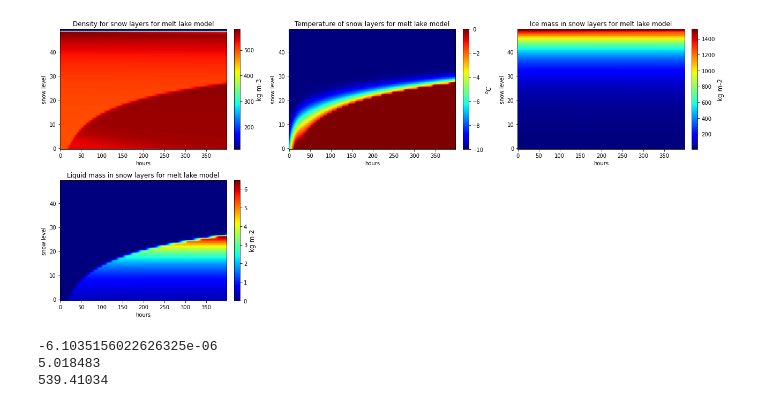
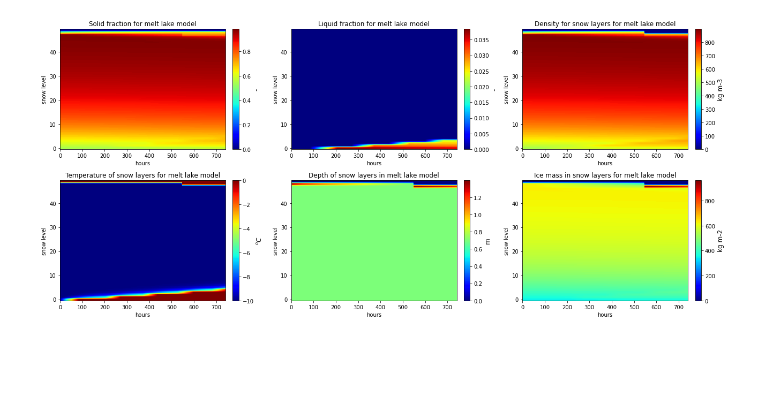
Before and after one commit to sarahshannon-uor/monarchs_jules, a Jupyter notebook: jules/plot_vars_racc.ipynb, the cells around one changed output. Saved outputs shown, nothing was run; the diff lists cells and outputs as text; code cells hidden in the pictures; blank space fills up the shorter version.

```diff
--- a/jules/plot_vars_racc.ipynb
+++ b/jules/plot_vars_racc.ipynb
@@ -22,8 +24,8 @@ start_time = pd.Timestamp('2013-01-01 00:00')
 # no spectral albedo l_spec_albedo=.false.
 # %%
 # plot all vars with dimensions (time, y, x)
-#gb_vars = [v for v in output.variables if output.variables[v].dimensions == ('time', 'y', 'x')]
-gb_vars = ['snowfall','pstar','qw1','lw_down','sw_down','wind','t1p5m_gb']
+gb_vars = [v for v in output.variables if output.variables[v].dimensions == ('time', 'y', 'x')]
+#gb_vars = ['snowfall','pstar','qw1','lw_down','sw_down','wind','t1p5m_gb']
 
 fig, axes = plt.subplots(-(-len(gb_vars) // 4), 4, figsize=(20, 4 * ((len(gb_vars) + 3) // 4)))
 axes = axes.flat
@@ -59,33 +82,33 @@ plt.show()
 # %%
 # plot all vars with dimensions (time, snow, tile, y, x)
-#snow_vars = [v for v in output.variables if output.variables[v].dimensions == ('time', 'snow_ml', 'tile', 'y', 'x')]
-snow_vars = ['rho_snow_ml', 'tsnow_ml', 'snow_ice_ml', 'snow_liq_ml']
+snow_vars = [v for v in output.variables if output.variables[v].dimensions == ('time', 'snow_ml', 'tile', 'y', 'x')]
+#snow_vars = ['sfrac_ml', 'lfrac_ml', 'rho_snow_ml', 'tsnow_ml', 'snow_ice_ml', 'snow_liq_ml']
 fig, axes = plt.subplots(2, 3, figsize=(18, 8))
 axes = axes.flat
 
 
 for ax, v in zip(axes, snow_vars):
 
-    data_2d = output[v][0:399,:, -1, 0, 0]
+    data_2d = output[v][:,:, -1, 0, 0]
     units = getattr(output[v], 'units', '')
     time = pd.date_range(start=start_time, periods=len(data_2d), freq='H')
 
     if v == 'tsnow_ml':
         data_2d -= 273.15
         units = '$^oC$'
 
     im = ax.imshow(data_2d.T,aspect='auto', origin='lower', cmap='jet')
     ax.set_title(getattr(output[v], 'long_name', v))
     ax.set_ylabel('snow level')
     ax.set_xlabel('hours')
     cbar = plt.colorbar(im, ax=ax, orientation='vertical', fraction=0.046, pad=0.04)
     cbar.set_label(units, fontsize=12)
-    #ax.set_xlim(0, 10)
+    #ax.set_ylim(0, 10)
 
 for ax in axes[len(snow_vars):]:
     ax.remove()
 
 plt.tight_layout()
 plt.show()
 # %% [output]
-[figure, old version]
+[figure, new version]
@@ -94,13 +114,0 @@ plt.show()
-# %%
-tsnow_ml = output.variables['tsnow_ml'][99,0,8,0,0]-273.15
-print(tsnow_ml)
-
-snow_ice_ml = output.variables['snow_ice_ml'][99,0,8,0,0]
-print(snow_ice_ml)
-
-rho_snow_ml = output.variables['rho_snow_ml'][99,0,8,0,0]
-print(rho_snow_ml)
-# %% [output]
--6.1035156022626325e-06
-5.018483
-539.41034
```
Also changed, not shown: parts of 9 cells of this notebook.
